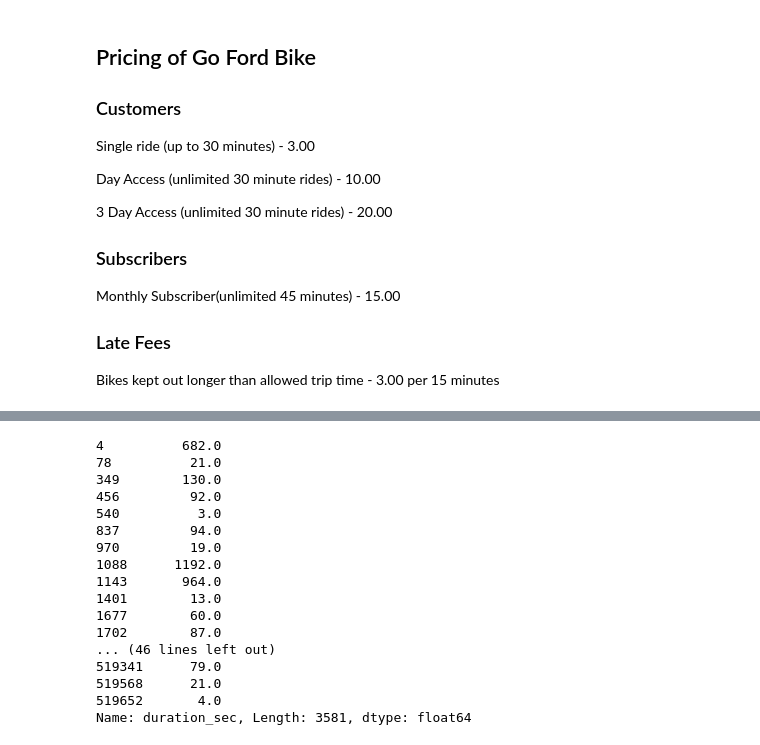
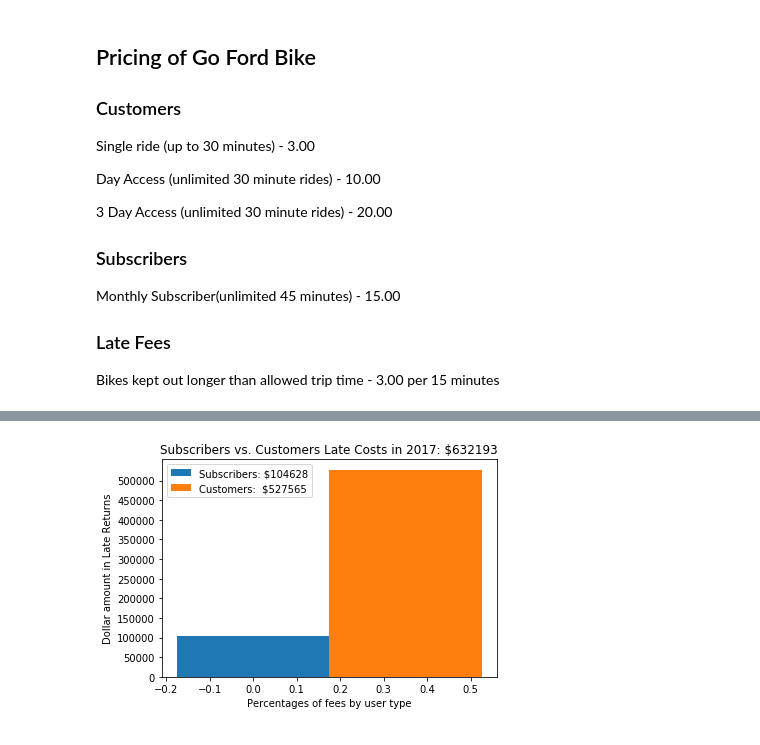
Before and after one commit to jarango-math/fordgo_bike_project, a Jupyter notebook: fundamental_capstone_project.ipynb, the cells around one changed output, grey strips where cells are left out. Saved outputs shown, nothing was run; the diff lists cells and outputs as text; code cells hidden in the pictures.

```diff
--- a/fundamental_capstone_project.ipynb
+++ b/fundamental_capstone_project.ipynb
@@ -69,2 +69,5 @@ plt.show()
 # %%
 # make a list containing the number of seconds that subs went over
+# can only be ran once due to stacking values
+non_sub_late['duration_sec']=non_sub_late['duration_sec']- 1800
+sub_late['duration_sec']=sub_late['duration_sec']-2700
@@ -71,31 +85,44 @@ plt.show()
-# %%
-list_seconds_sub = np.arange(len(sub_late))
-list_seconds_non = np.arange(len(non_sub_late))
-time_sub_late = sub_late['duration_sec']
-time_non_late = non_sub_late['duration_sec']
-list_seconds_sub = time_sub_late
-list_seconds_non = time_non_late
-list_seconds_sub -= 2700
-list_seconds_non -= 1800
-list_seconds_sub = np.rint(list_seconds_sub/60)
-list_seconds_non = np.rint(list_seconds_non/60)
-# Prints minutes overdue
-print(list_seconds_sub)
-# %% [output]
-4          682.0
-78          21.0
-349        130.0
-456         92.0
-540          3.0
-837         94.0
-970         19.0
-1088      1192.0
-1143       964.0
-1401        13.0
-1677        60.0
-1702        87.0
-... (46 lines left out)
-519341      79.0
-519568      21.0
-519652       4.0
-Name: duration_sec, Length: 3581, dtype: float64
+# %%
+#list_seconds_sub = np.arange(len(sub_late))
+#list_seconds_non = np.arange(len(non_sub_late))
+#time_sub_late = sub_late['duration_sec']
+#time_non_late = non_sub_late['duration_sec']
+#list_seconds_sub = time_sub_late
+#list_seconds_non = time_non_late
+#list_seconds_sub -= 2700
+#list_seconds_non -= 1800
+#list_seconds_sub = np.rint(list_seconds_sub/60)
+#list_seconds_non = np.rint(list_seconds_non/60)
+#list_seconds_sub
+# Prints minutes overdue
+#non_sub_late['duration_sec']- 1800
+#sub_late['duration_sec']-2700
+non_sub_late_income=non_sub_late[['user_type','duration_sec']].groupby('user_type').sum()
+sub_late_income=sub_late[['user_type','duration_sec']].groupby('user_type').sum()
+#divide by 60 to obtain minutes
+non_sub_late_income['duration_sec']=non_sub_late_income['duration_sec']/60
+sub_late_income['duration_sec']=sub_late_income['duration_sec']/60
+#divide by 15 to see the total increments that they went over
+non_sub_late_income['duration_sec']=math.ceil(non_sub_late_income['duration_sec']/15)
+sub_late_income['duration_sec']=math.ceil(sub_late_income['duration_sec']/15)
+# multiply by 3 per 15
+non_sub_late_income['duration_sec']=non_sub_late_income['duration_sec']*3
+sub_late_income['duration_sec']=sub_late_income['duration_sec']*3
+
+N = 1
+ind = np.arange(N)
+width = 0.35
+
+p1 = plt.bar(ind, sub_late_income['duration_sec'], width)
+p2 = plt.bar(ind+width, non_sub_late_income['duration_sec'], width)
+
+plt.ylabel('Dollar amount in Late Returns')
+plt.xlabel('Percentages of fees by user type')
+plt.title('Subscribers vs. Customers Late Costs in 2017: ${}'.format(sub_late_income['duration_sec'][0]+non_sub_late_income['duration_sec'][0]))
+#plt.xticks(np.arange(0, 1, step=0.5), ('{}'.format('Subscribers')),'{}'.format('Customers'))
+plt.yticks(np.arange(0, 530000,step=50000))
+plt.legend((p1[0], p2[0]), ('Subscribers: ${}'.format(sub_late_income['duration_sec'][0]), 'Customers:  ${}'.format(non_sub_late_income['duration_sec'][0])))
+
+plt.show()
+# %% [output]
+[figure, added]
```
Also changed, not shown: parts of 17 cells of this notebook.
